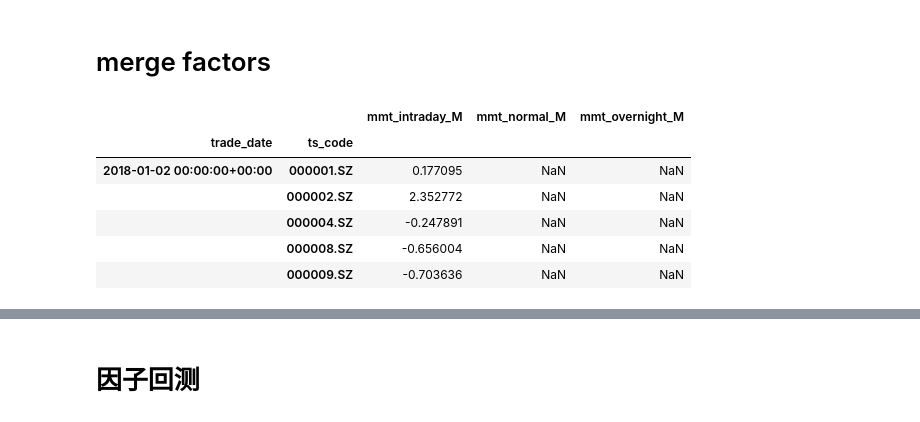
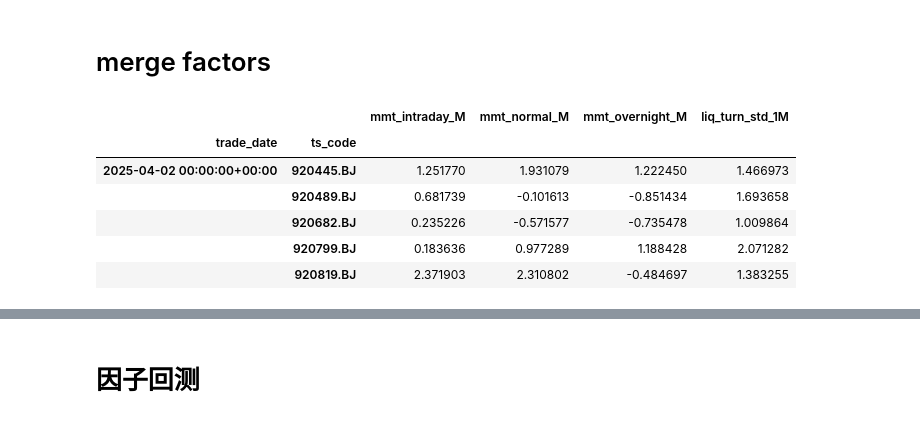
Before and after one commit to Alfafa0702/MFE5210Ass, a Jupyter notebook: cal_factor.ipynb, the cells around one changed output, grey strips where cells are left out. Saved outputs shown, nothing was run; the diff lists cells and outputs as text; code cells hidden in the pictures.

```diff
--- a/cal_factor.ipynb
+++ b/cal_factor.ipynb
@@ -204,14 +241,20 @@ neutralize finished!
 # %% [markdown]
 # merge factors
 # %%
-factors = pd.concat([mmt_intraday_M,mmt_normal_M,mmt_overnight_M])
-factors.columns = ['mmt_intraday_M','mmt_normal_M','mmt_overnight_M']
-factors.head()
+import pandas as pd
+mmt_intraday_M = pd.read_pickle('mmt_intraday_M.pkl')
+mmt_normal_M = pd.read_pickle('mmt_normal_M.pkl')
+mmt_overnight_M = pd.read_pickle('mmt_overnight_M.pkl')
+liq_turn_std_1M = pd.read_pickle('liq_turn_std_1M.pkl')
+factors = pd.concat([mmt_intraday_M,mmt_normal_M,mmt_overnight_M,liq_turn_std_1M],axis=1)
+factors.columns = ['mmt_intraday_M','mmt_normal_M','mmt_overnight_M','liq_turn_std_1M']
+factors = factors.dropna(axis=0)
+factors.tail()
 # %% [output]
-|  |  | mmt_intraday_M | mmt_normal_M | mmt_overnight_M |
-| trade_date | ts_code |  |  |  |
-| 2018-01-02 00:00:00+00:00 | 000001.SZ | 0.177095 | NaN | NaN |
-|  | 000002.SZ | 2.352772 | NaN | NaN |
-|  | 000004.SZ | -0.247891 | NaN | NaN |
-|  | 000008.SZ | -0.656004 | NaN | NaN |
-|  | 000009.SZ | -0.703636 | NaN | NaN |
+|  |  | mmt_intraday_M | mmt_normal_M | mmt_overnight_M | liq_turn_std_1M |
+| trade_date | ts_code |  |  |  |  |
+| 2025-04-02 00:00:00+00:00 | 920445.BJ | 1.251770 | 1.931079 | 1.222450 | 1.466973 |
+|  | 920489.BJ | 0.681739 | -0.101613 | -0.851434 | 1.693658 |
+|  | 920682.BJ | 0.235226 | -0.571577 | -0.735478 | 1.009864 |
+|  | 920799.BJ | 0.183636 | 0.977289 | 1.188428 | 2.071282 |
+|  | 920819.BJ | 2.371903 | 2.310802 | -0.484697 | 1.383255 |
```
Also changed, not shown: parts of 8 cells of this notebook, 1 other file.
